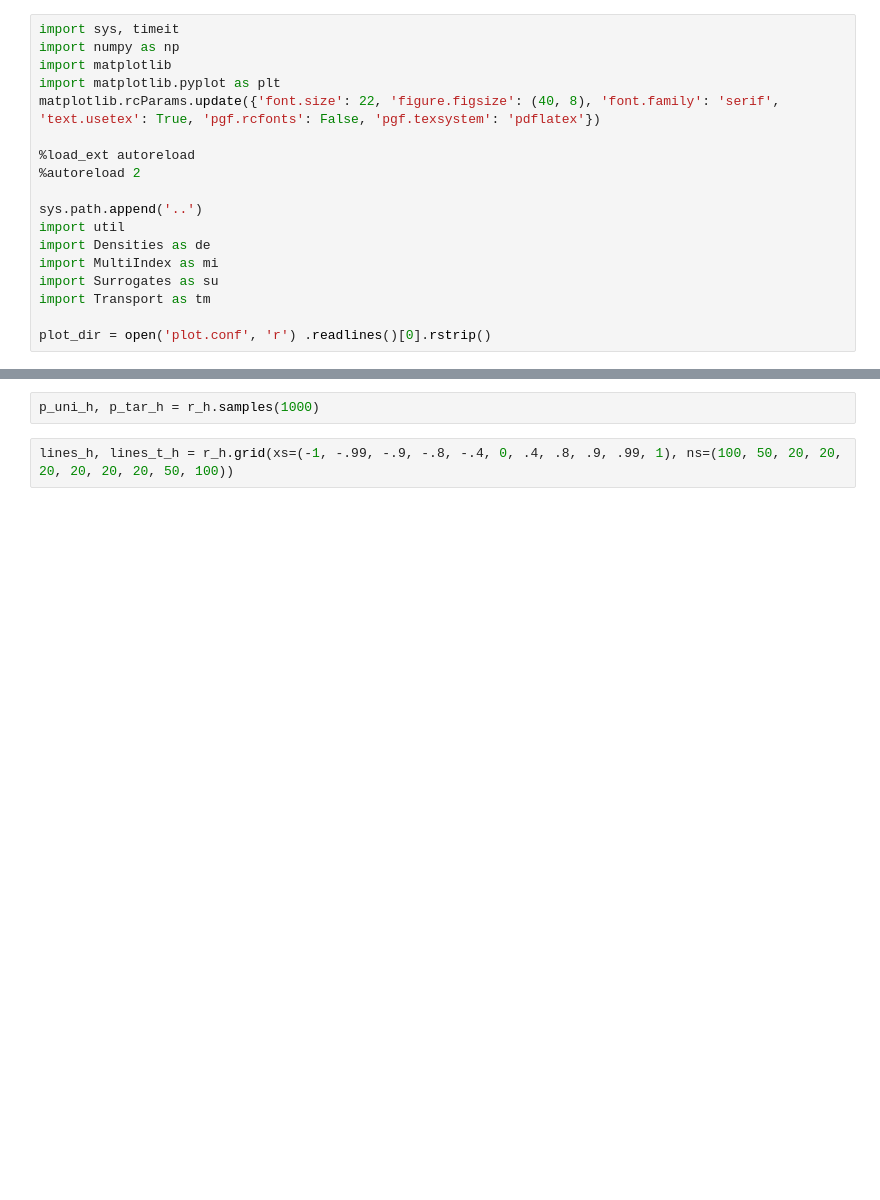
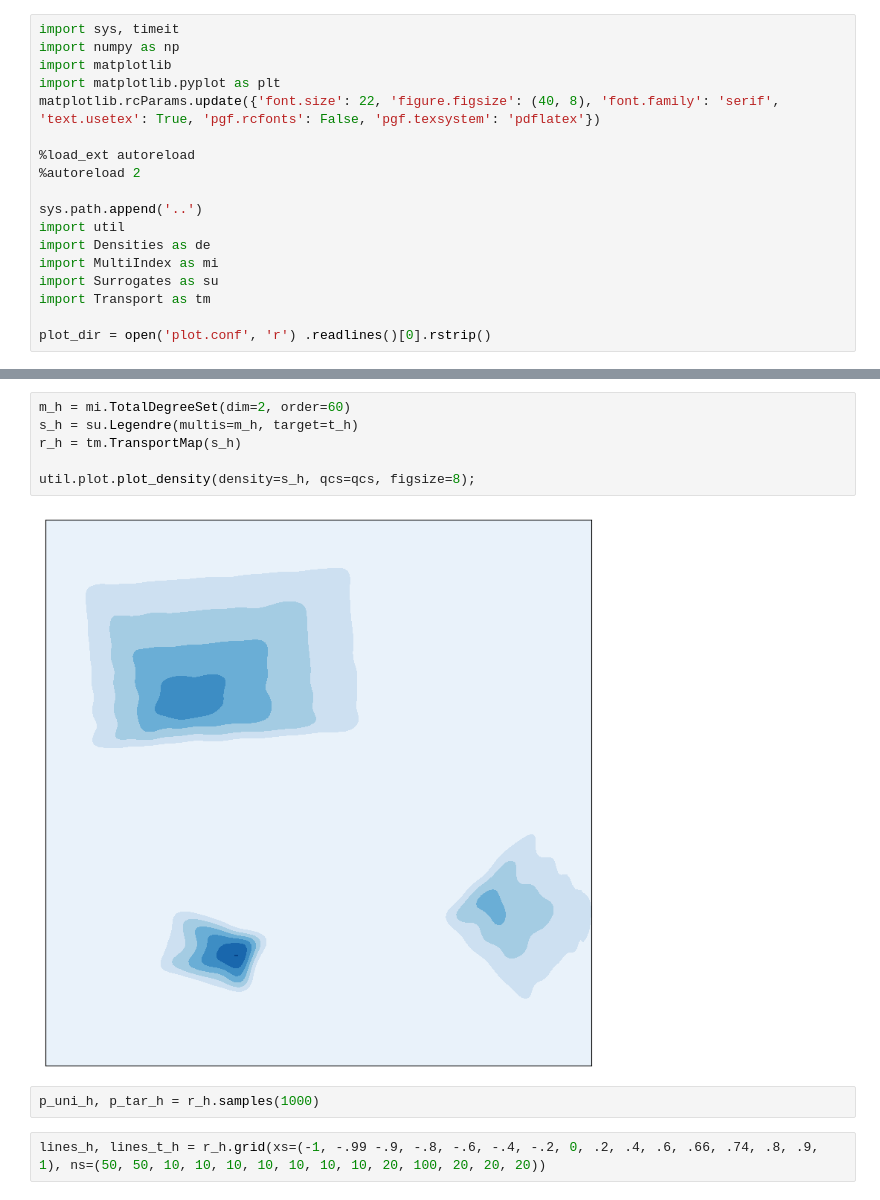
Before and after one commit to huberbenno/polynomial_transport, a Jupyter notebook: notebooks/2_hats.ipynb, the cells around one changed output, grey strips where cells are left out. Cells and saved outputs as stored; diff of their text form; blank space fills up the shorter version.

```diff
--- a/notebooks/2_hats.ipynb
+++ b/notebooks/2_hats.ipynb
@@ -35,5 +31,13 @@ qcs, _ = util.plot.plot_density(density=t_h, figsize=6, filename=plot_dir+'hat_d
+# %%
+m_h = mi.TotalDegreeSet(dim=2, order=60)
+s_h = su.Legendre(multis=m_h, target=t_h)
+r_h = tm.TransportMap(s_h)
+
+util.plot.plot_density(density=s_h, qcs=qcs, figsize=8);
+# %% [output]
+[figure, added]
 # %%
 p_uni_h, p_tar_h = r_h.samples(1000)
 # %%
-lines_h, lines_t_h = r_h.grid(xs=(-1, -.99, -.9, -.8, -.4, 0, .4, .8, .9, .99, 1), ns=(100, 50, 20, 20, 20, 20, 20, 20, 50, 100))
+lines_h, lines_t_h = r_h.grid(xs=(-1, -.99 -.9, -.8, -.6, -.4, -.2, 0, .2, .4, .6, .66, .74, .8, .9, 1), ns=(50, 50, 10, 10, 10, 10, 10, 10, 10, 20, 100, 20, 20, 20))
 # %%
```
Also changed, not shown: parts of 11 cells of this notebook, 3 other files.
